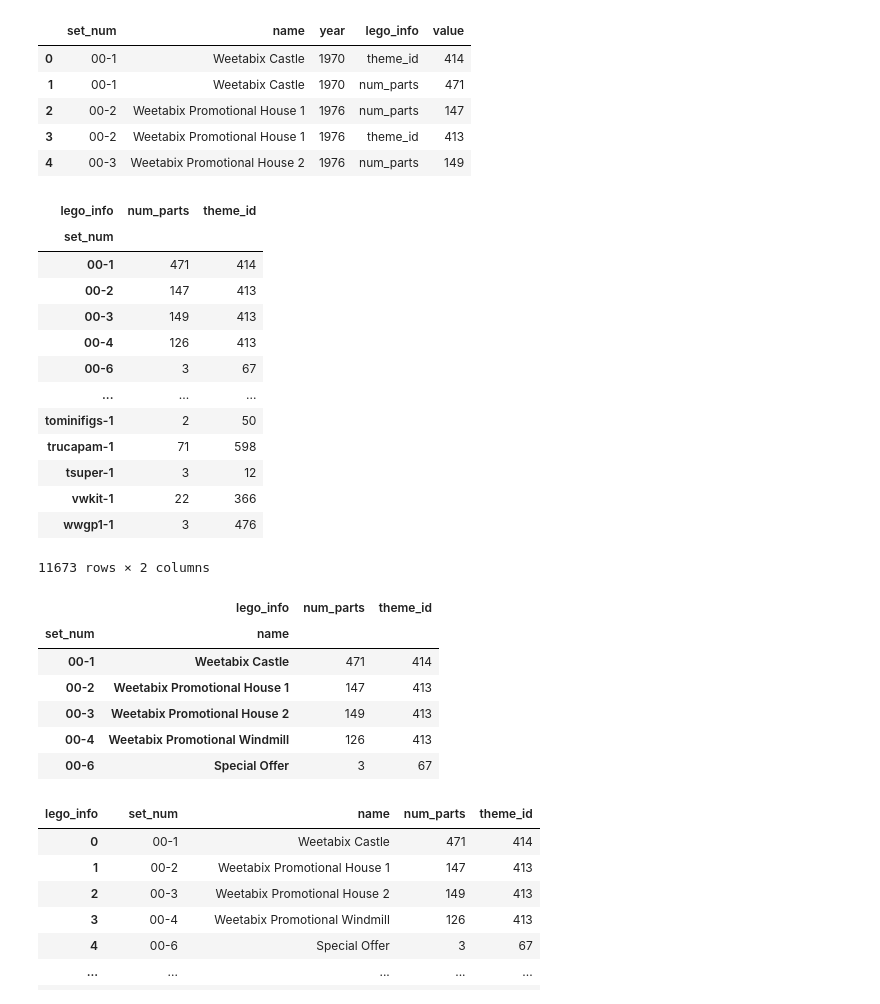
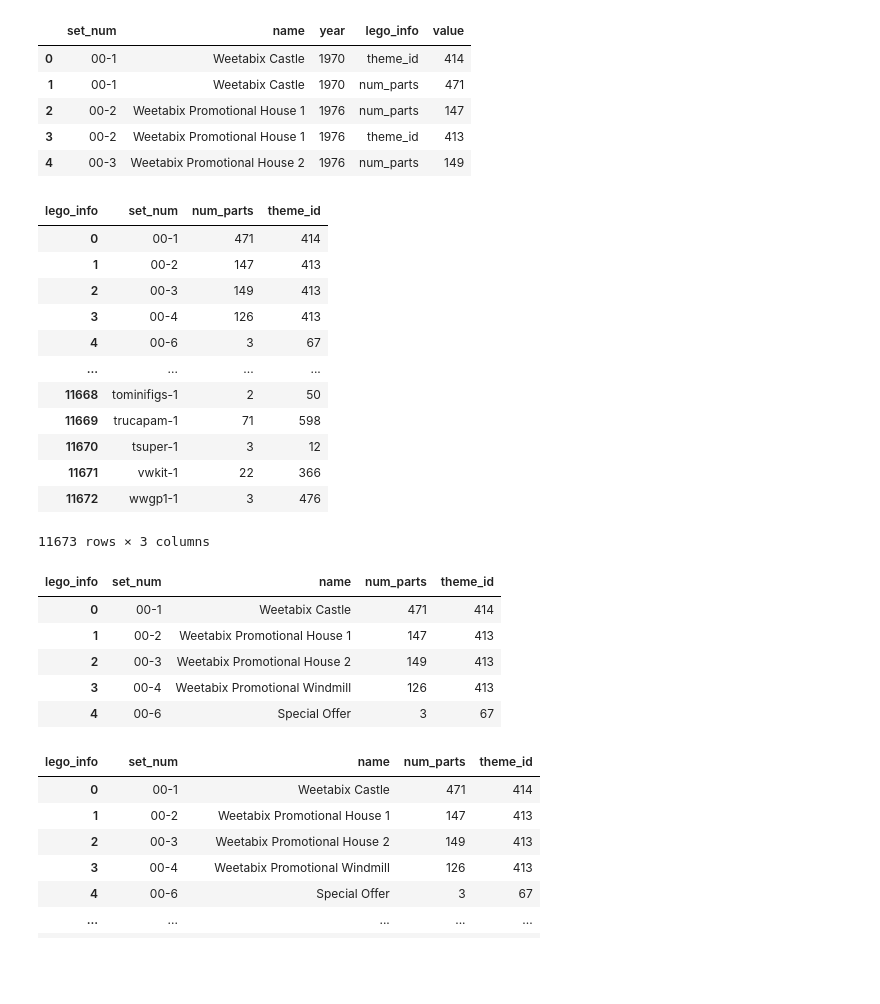
Before and after one commit to sedv8808/UBC_EL_PPDS, a Jupyter notebook: Module3class.ipynb, the cells around one changed output. Drawn from its saved outputs; the diff is of its cells as text; code cells hidden in the pictures; blank space fills up the shorter version.

```diff
--- a/Module3class.ipynb
+++ b/Module3class.ipynb
@@ -132,36 +148,34 @@ lego.head()
 # %%
 lego_tidy = lego.pivot(index='set_num',
                        columns='lego_info',
                        values='value')
-lego_tidy
+lego_tidy.reset_index()
 # %% [output]
-| lego_info | num_parts | theme_id |
-| set_num |  |  |
-| 00-1 | 471 | 414 |
-| 00-2 | 147 | 413 |
-| 00-3 | 149 | 413 |
-| 00-4 | 126 | 413 |
-| 00-6 | 3 | 67 |
-| ... | ... | ... |
-| tominifigs-1 | 2 | 50 |
-| trucapam-1 | 71 | 598 |
-| tsuper-1 | 3 | 12 |
-| vwkit-1 | 22 | 366 |
-| wwgp1-1 | 3 | 476 |
+| lego_info | set_num | num_parts | theme_id |
+| 0 | 00-1 | 471 | 414 |
+| 1 | 00-2 | 147 | 413 |
+| 2 | 00-3 | 149 | 413 |
+| 3 | 00-4 | 126 | 413 |
+| 4 | 00-6 | 3 | 67 |
+| ... | ... | ... | ... |
+| 11668 | tominifigs-1 | 2 | 50 |
+| 11669 | trucapam-1 | 71 | 598 |
+| 11670 | tsuper-1 | 3 | 12 |
+| 11671 | vwkit-1 | 22 | 366 |
+| 11672 | wwgp1-1 | 3 | 476 |
-11673 rows × 2 columns
+11673 rows × 3 columns
 # %%
 lego_tidy = lego.pivot(index=['set_num', 'name'],
                        columns='lego_info',
                        values='value')
-lego_tidy.head()
+lego_tidy.head().reset_index()
 # %% [output]
-|  | lego_info | num_parts | theme_id |
-| set_num | name |  |  |
-| 00-1 | Weetabix Castle | 471 | 414 |
-| 00-2 | Weetabix Promotional House 1 | 147 | 413 |
-| 00-3 | Weetabix Promotional House 2 | 149 | 413 |
-| 00-4 | Weetabix Promotional Windmill | 126 | 413 |
-| 00-6 | Special Offer | 3 | 67 |
+| lego_info | set_num | name | num_parts | theme_id |
+| 0 | 00-1 | Weetabix Castle | 471 | 414 |
+| 1 | 00-2 | Weetabix Promotional House 1 | 147 | 413 |
+| 2 | 00-3 | Weetabix Promotional House 2 | 149 | 413 |
+| 3 | 00-4 | Weetabix Promotional Windmill | 126 | 413 |
+| 4 | 00-6 | Special Offer | 3 | 67 |
 # %%
 lego_tidy2 = lego_tidy.reset_index()
 lego_tidy2
```
Also changed, not shown: parts of 28 cells of this notebook.
